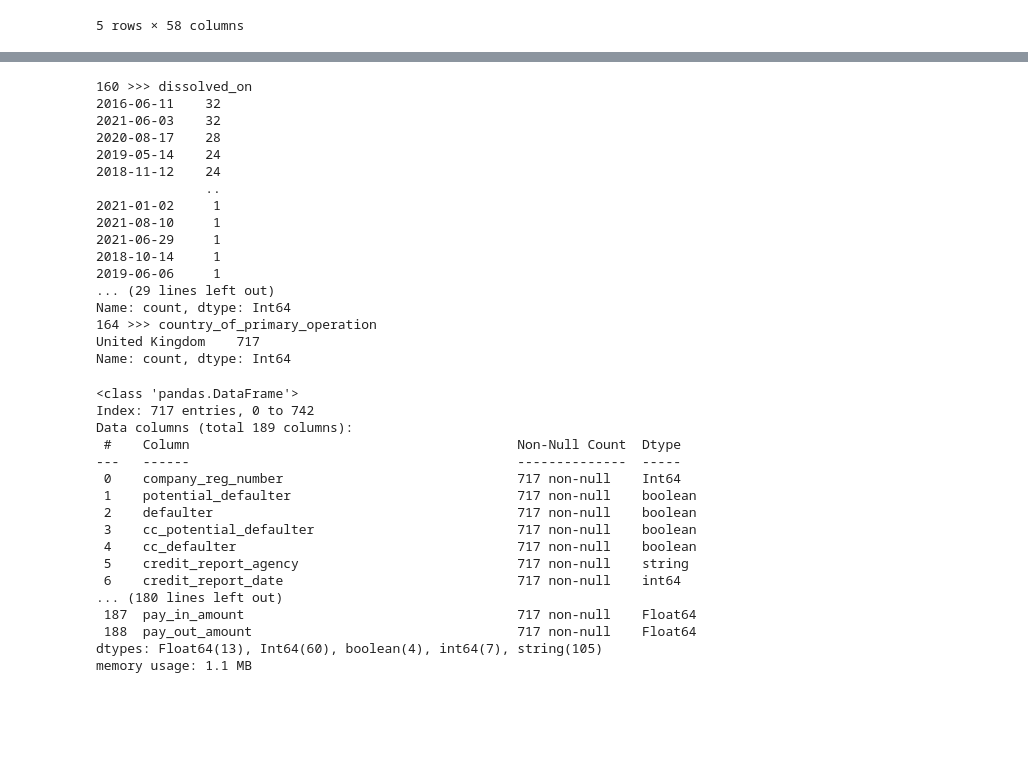
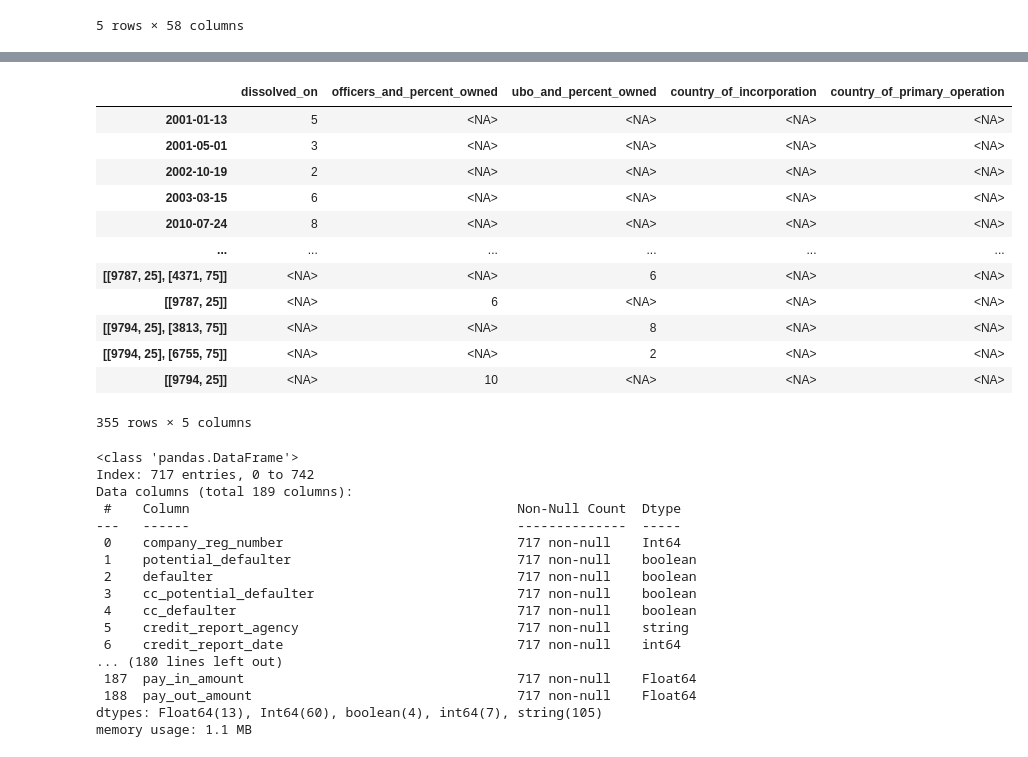
Before and after one commit to floatn/QML-for-finance, a Jupyter notebook: qml_code.ipynb, the cells around one changed output, grey strips where cells are left out. Drawn from its saved outputs; the diff is of its cells as text; code cells hidden in the pictures; blank space fills up the shorter version.

```diff
--- a/qml_code.ipynb
+++ b/qml_code.ipynb
@@ -1566,27 +1506,21 @@ Name: count, dtype: Int64
 # %%
 cs3_df[cs3_df.columns[158]] = pd.to_datetime(cs3_df[cs3_df.columns[158]]).apply(lambda x: dt.datetime.toordinal(x))
 # %%
-for i in range(160, 165):
-    print(i, '>>>', cs3_df[cs3_df.columns[i]].value_counts())
-# 161, 162 - ? check crossing data with Director.csv !
+cs3_df[cs3_df.columns[160:165]].apply(pd.Series.value_counts)
 # %% [output]
+|  | dissolved_on | officers_and_percent_owned | ubo_and_percent_owned | country_of_incorporation | country_of_primary_operation |
+| 2001-01-13 | 5 | <NA> | <NA> | <NA> | <NA> |
+| 2001-05-01 | 3 | <NA> | <NA> | <NA> | <NA> |
+| 2002-10-19 | 2 | <NA> | <NA> | <NA> | <NA> |
+| 2003-03-15 | 6 | <NA> | <NA> | <NA> | <NA> |
+| 2010-07-24 | 8 | <NA> | <NA> | <NA> | <NA> |
+| ... | ... | ... | ... | ... | ... |
+| [[9787, 25], [4371, 75]] | <NA> | <NA> | 6 | <NA> | <NA> |
+| [[9787, 25]] | <NA> | 6 | <NA> | <NA> | <NA> |
+| [[9794, 25], [3813, 75]] | <NA> | <NA> | 8 | <NA> | <NA> |
+| [[9794, 25], [6755, 75]] | <NA> | <NA> | 2 | <NA> | <NA> |
+| [[9794, 25]] | <NA> | 10 | <NA> | <NA> | <NA> |
-160 >>> dissolved_on
-2016-06-11    32
-2021-06-03    32
-2020-08-17    28
-2019-05-14    24
-2018-11-12    24
-              ..
-2021-01-02     1
-2021-08-10     1
-2021-06-29     1
-2018-10-14     1
-2019-06-06     1
-... (29 lines left out)
-Name: count, dtype: Int64
-164 >>> country_of_primary_operation
-United Kingdom    717
-Name: count, dtype: Int64
+355 rows × 5 columns
 # %%
 cs3_df[cs3_df.columns[160]] = pd.to_datetime(cs3_df[cs3_df.columns[160]]).apply(lambda x: dt.datetime.toordinal(x))
 cs3_df.drop(columns=['country_of_incorporation', 'country_of_primary_operation'], inplace=True)
```
Also changed, not shown: parts of 12 cells of this notebook.
